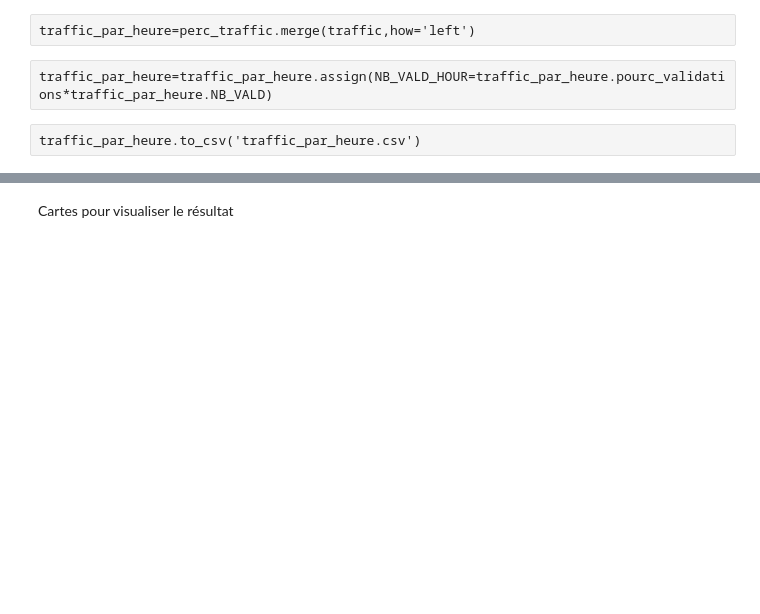
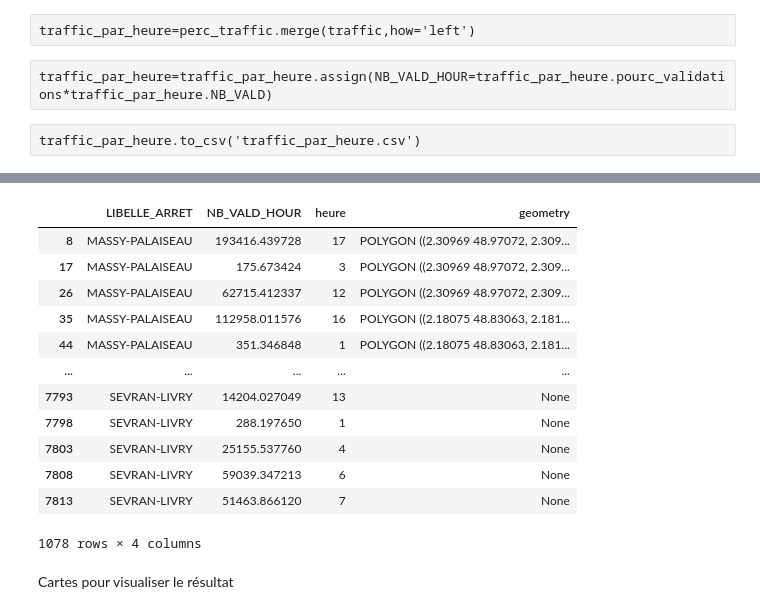
Before and after one commit to cerezamo/dataviz, a Jupyter notebook: variables.ipynb, the cells around one changed output, grey strips where cells are left out. Cells and saved outputs as stored; diff of their text form; code cells hidden in the pictures; blank space fills up the shorter version.

```diff
--- a/variables.ipynb
+++ b/variables.ipynb
@@ -354,3 +398,19 @@ new=stations.TRNC_HORR_60.str.split("H", n = 1, expand = True)
 stations['heure']=new[0]
 # %%
 stations=stations[['LIBELLE_ARRET','NB_VALD_HOUR','heure','geometry']]
+# %%
+stations
+# %% [output]
+|  | LIBELLE_ARRET | NB_VALD_HOUR | heure | geometry |
+| 8 | MASSY-PALAISEAU | 193416.439728 | 17 | POLYGON ((2.30969 48.97072, 2.309... |
+| 17 | MASSY-PALAISEAU | 175.673424 | 3 | POLYGON ((2.30969 48.97072, 2.309... |
+| 26 | MASSY-PALAISEAU | 62715.412337 | 12 | POLYGON ((2.30969 48.97072, 2.309... |
+| 35 | MASSY-PALAISEAU | 112958.011576 | 16 | POLYGON ((2.18075 48.83063, 2.181... |
+| 44 | MASSY-PALAISEAU | 351.346848 | 1 | POLYGON ((2.18075 48.83063, 2.181... |
+| ... | ... | ... | ... | ... |
+| 7793 | SEVRAN-LIVRY | 14204.027049 | 13 | None |
+| 7798 | SEVRAN-LIVRY | 288.197650 | 1 | None |
+| 7803 | SEVRAN-LIVRY | 25155.537760 | 4 | None |
+| 7808 | SEVRAN-LIVRY | 59039.347213 | 6 | None |
+| 7813 | SEVRAN-LIVRY | 51463.866120 | 7 | None |
+1078 rows × 4 columns
```
Also changed, not shown: parts of 7 cells of this notebook, 1 other file.
